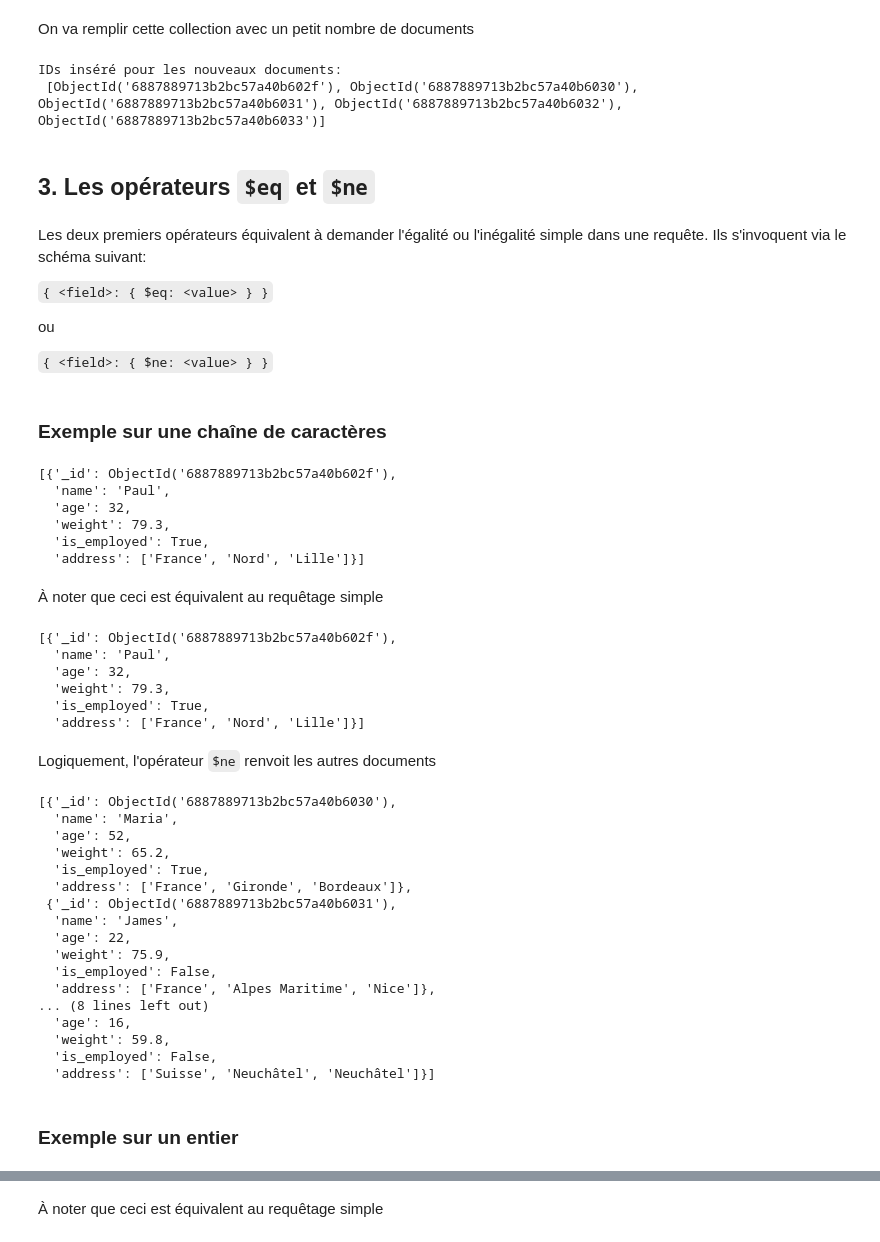
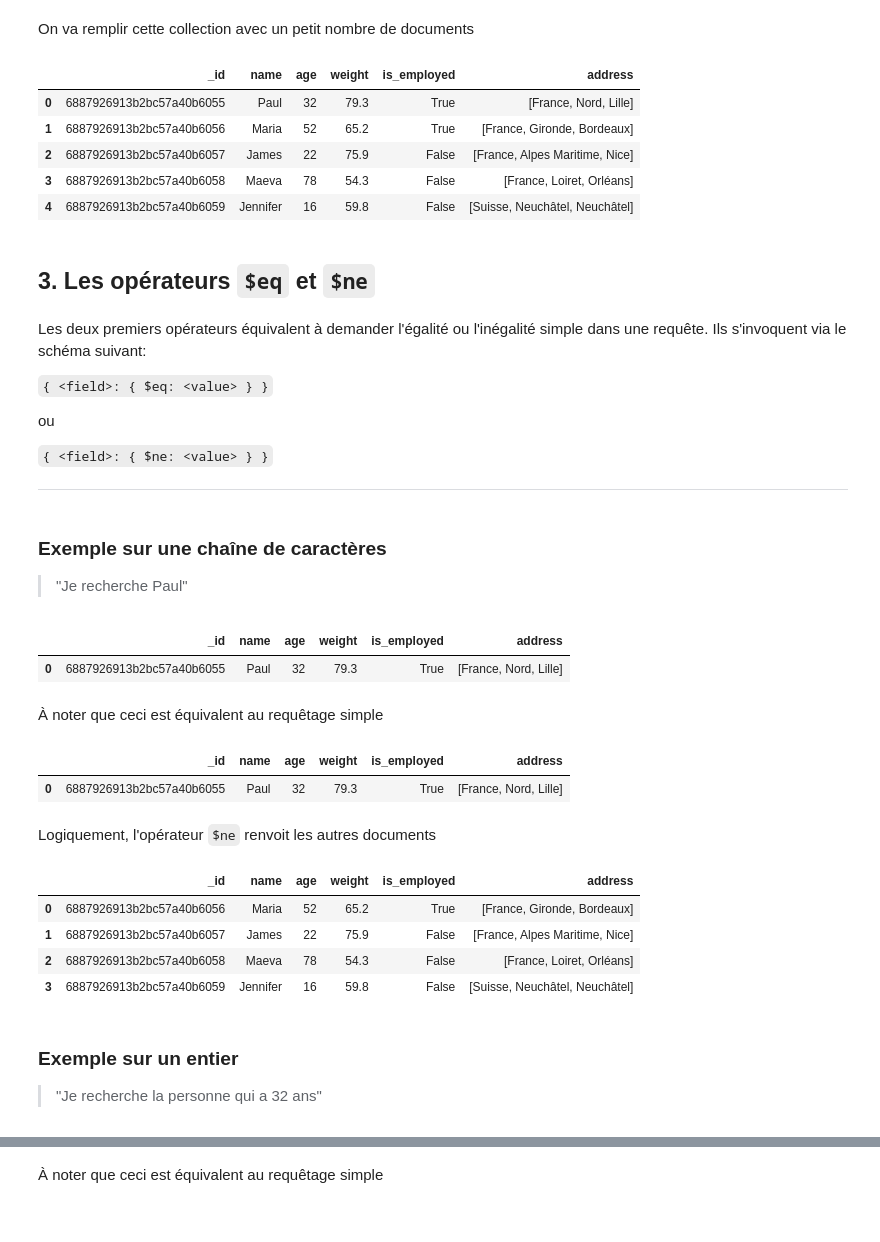
Before and after one commit to thomas-lefloch/mongo-operation, a Jupyter notebook: comparisonOperators.ipynb, the cells around one changed output, grey strips where cells are left out. Cells and saved outputs as stored; diff of their text form; code cells hidden in the pictures.

Commit message:
Ajout des structure pandas DataFrame pour la présentation des résultats dans comparisonOperators.ipynb

```diff
--- a/comparisonOperators.ipynb
+++ b/comparisonOperators.ipynb
@@ -43,37 +51,42 @@ documents = [
     {
         "name": "Maria",
         "age": 52,
         "weight": 65.2,
         "is_employed": True,
         "address": ["France","Gironde","Bordeaux"],
     },
     {
         "name": "James",
         "age": 22,
         "weight": 75.9,
         "is_employed": False,
         "address": ["France","Alpes Maritime","Nice"],
     },
     {
         "name": "Maeva",
         "age": 78,
         "weight": 54.3,
         "is_employed": False,
         "address": ["France","Loiret","Orléans"],
     },
     {
         "name": "Jennifer",
         "age": 16,
         "weight": 59.8,
         "is_employed": False,
         "address": ["Suisse","Neuchâtel","Neuchâtel"],
     },
 ]
-result_many = db_user.insert_many(documents)
-print("IDs inséré pour les nouveaux documents:\n", result_many.inserted_ids)
+db_user.insert_many(documents)
+docs = list(db_user.find())
+pd.DataFrame(docs)
 # %% [output]
-IDs inséré pour les nouveaux documents:
- [ObjectId('6887889713b2bc57a40b602f'), ObjectId('6887889713b2bc57a40b6030'), ObjectId('6887889713b2bc57a40b6031'), ObjectId('6887889713b2bc57a40b6032'), ObjectId('6887889713b2bc57a40b6033')]
+|  | _id | name | age | weight | is_employed | address |
+| 0 | 6887926913b2bc57a40b6055 | Paul | 32 | 79.3 | True | [France, Nord, Lille] |
+| 1 | 6887926913b2bc57a40b6056 | Maria | 52 | 65.2 | True | [France, Gironde, Bordeaux] |
+| 2 | 6887926913b2bc57a40b6057 | James | 22 | 75.9 | False | [France, Alpes Maritime, Nice] |
+| 3 | 6887926913b2bc57a40b6058 | Maeva | 78 | 54.3 | False | [France, Loiret, Orléans] |
+| 4 | 6887926913b2bc57a40b6059 | Jennifer | 16 | 59.8 | False | [Suisse, Neuchâtel, Neuchâtel] |
 # %% [markdown]
 ## 3. Les opérateurs `$eq` et `$ne`
 # %% [markdown]
@@ -84,50 +97,36 @@ Les deux premiers opérateurs équivalent à demander l'égalité ou l'inégalit
 ou
 
 `{ <field>: { $ne: <value> } }`
+
+---
 # %% [markdown]
-### Exemple sur une chaîne de caractères
+### **Exemple sur une chaîne de caractères**
+
+> "Je recherche Paul"
 # %%
-db_user.find({"name": {"$eq": "Paul"}}).to_list()
+pd.DataFrame(db_user.find({"name": {"$eq": "Paul"}}).to_list())
 # %% [output]
-[{'_id': ObjectId('6887889713b2bc57a40b602f'),
-  'name': 'Paul',
-  'age': 32,
-  'weight': 79.3,
-  'is_employed': True,
-  'address': ['France', 'Nord', 'Lille']}]
+|  | _id | name | age | weight | is_employed | address |
+| 0 | 6887926913b2bc57a40b6055 | Paul | 32 | 79.3 | True | [France, Nord, Lille] |
 # %% [markdown]
 À noter que ceci est équivalent au requêtage simple
 # %%
-db_user.find({"name": "Paul"}).to_list()
+pd.DataFrame(db_user.find({"name": "Paul"}).to_list())
 # %% [output]
-[{'_id': ObjectId('6887889713b2bc57a40b602f'),
-  'name': 'Paul',
-  'age': 32,
-  'weight': 79.3,
-  'is_employed': True,
-  'address': ['France', 'Nord', 'Lille']}]
+|  | _id | name | age | weight | is_employed | address |
+| 0 | 6887926913b2bc57a40b6055 | Paul | 32 | 79.3 | True | [France, Nord, Lille] |
 # %% [markdown]
 Logiquement, l'opérateur `$ne` renvoit les autres documents
 # %%
-db_user.find({"name": {"$ne": "Paul"}}).to_list()
+pd.DataFrame(db_user.find({"name": {"$ne": "Paul"}}).to_list())
 # %% [output]
-[{'_id': ObjectId('6887889713b2bc57a40b6030'),
-  'name': 'Maria',
-  'age': 52,
-  'weight': 65.2,
-  'is_employed': True,
-  'address': ['France', 'Gironde', 'Bordeaux']},
- {'_id': ObjectId('6887889713b2bc57a40b6031'),
-  'name': 'James',
-  'age': 22,
-  'weight': 75.9,
-  'is_employed': False,
-  'address': ['France', 'Alpes Maritime', 'Nice']},
-... (8 lines left out)
-  'age': 16,
-  'weight': 59.8,
-  'is_employed': False,
-  'address': ['Suisse', 'Neuchâtel', 'Neuchâtel']}]
+|  | _id | name | age | weight | is_employed | address |
+| 0 | 6887926913b2bc57a40b6056 | Maria | 52 | 65.2 | True | [France, Gironde, Bordeaux] |
+| 1 | 6887926913b2bc57a40b6057 | James | 22 | 75.9 | False | [France, Alpes Maritime, Nice] |
+| 2 | 6887926913b2bc57a40b6058 | Maeva | 78 | 54.3 | False | [France, Loiret, Orléans] |
+| 3 | 6887926913b2bc57a40b6059 | Jennifer | 16 | 59.8 | False | [Suisse, Neuchâtel, Neuchâtel] |
 # %% [markdown]
 ### Exemple sur un entier
+
+> "Je recherche la personne qui a 32 ans"
 # %%
```
Also changed, not shown: parts of 67 cells of this notebook.
